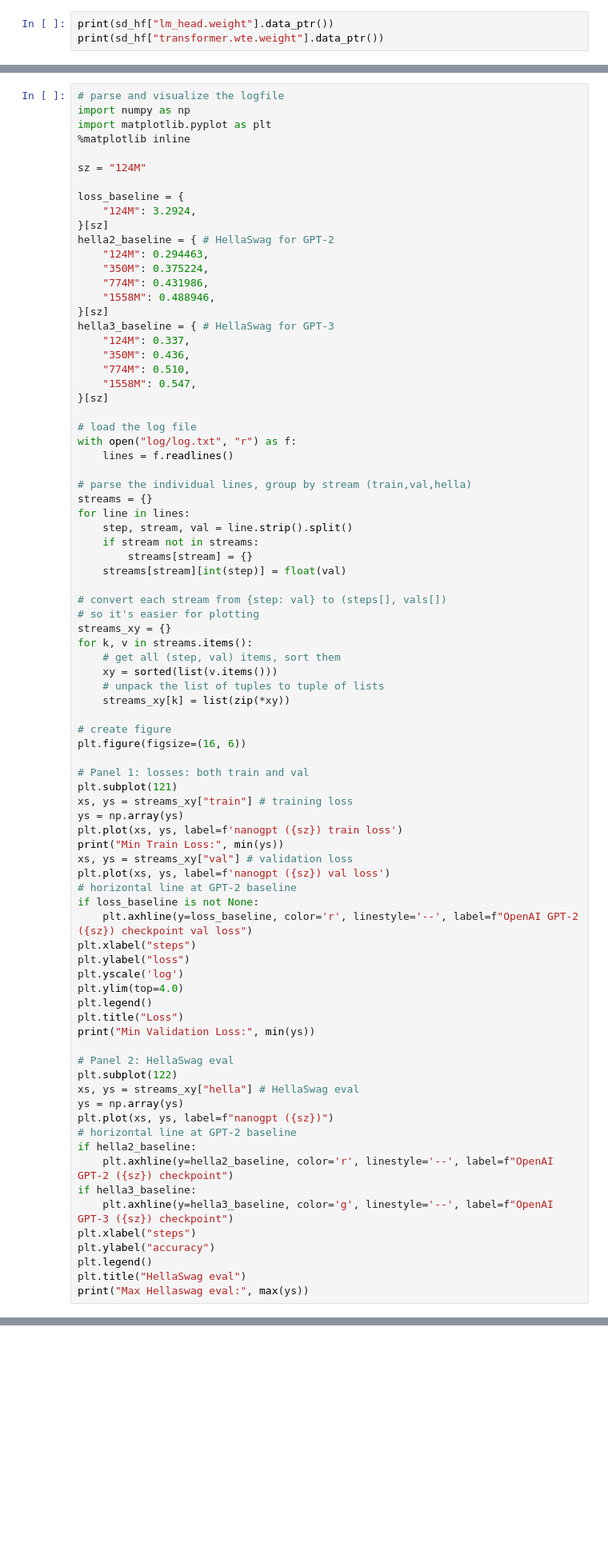
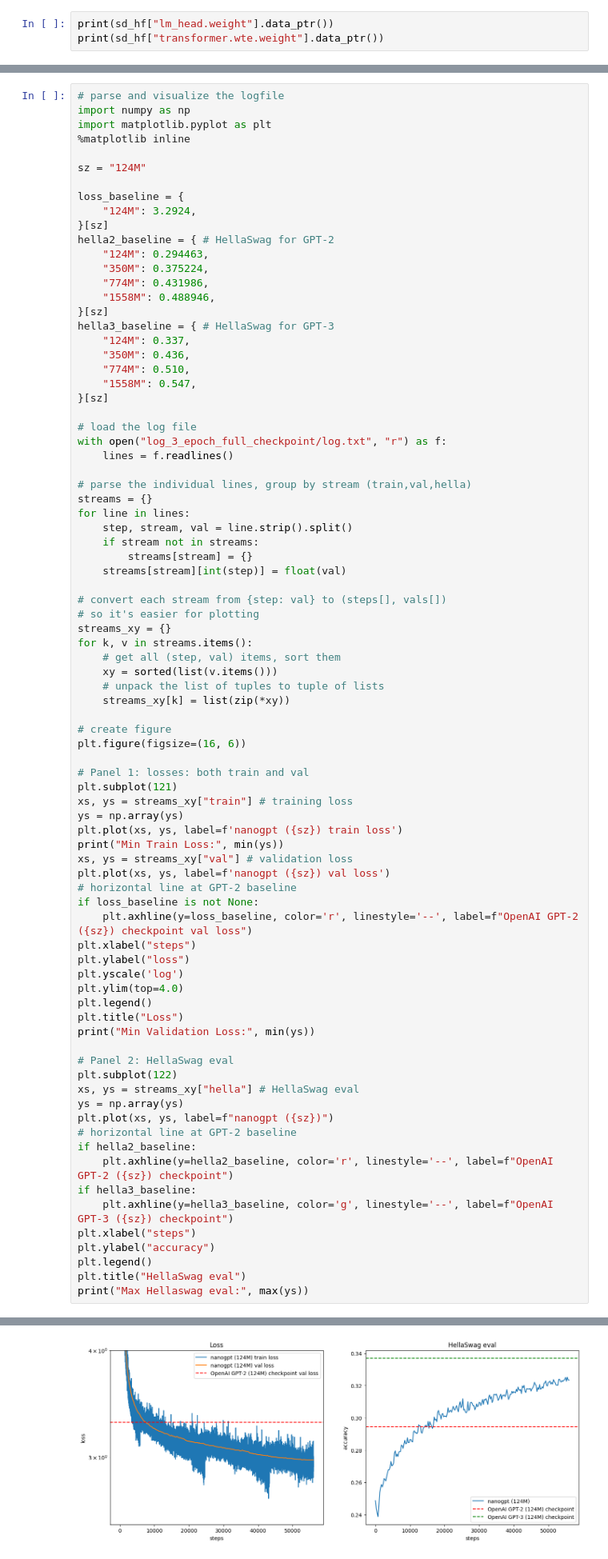
Before and after one commit to AGNDM/build-nanogpt, a Jupyter notebook: play.ipynb, the cells around one changed output, grey strips where cells are left out. Shown at 80% size. Saved outputs shown, nothing was run; the diff lists cells and outputs as text; blank space fills up the shorter version.

```diff
--- a/play.ipynb
+++ b/play.ipynb
@@ -171,7 +171,7 @@ hella3_baseline = { # HellaSwag for GPT-3
 }[sz]
 
 # load the log file
-with open("log/log.txt", "r") as f:
+with open("log_3_epoch_full_checkpoint/log.txt", "r") as f:
     lines = f.readlines()
 
 # parse the individual lines, group by stream (train,val,hella)
@@ -232,0 +235 @@ FileNotFoundError: [Errno 2] No such file or directory: 'log124M_40B/log.txt'
+[figure, added]
```
Also changed, not shown: parts of 2 cells of this notebook, 9 other files.
